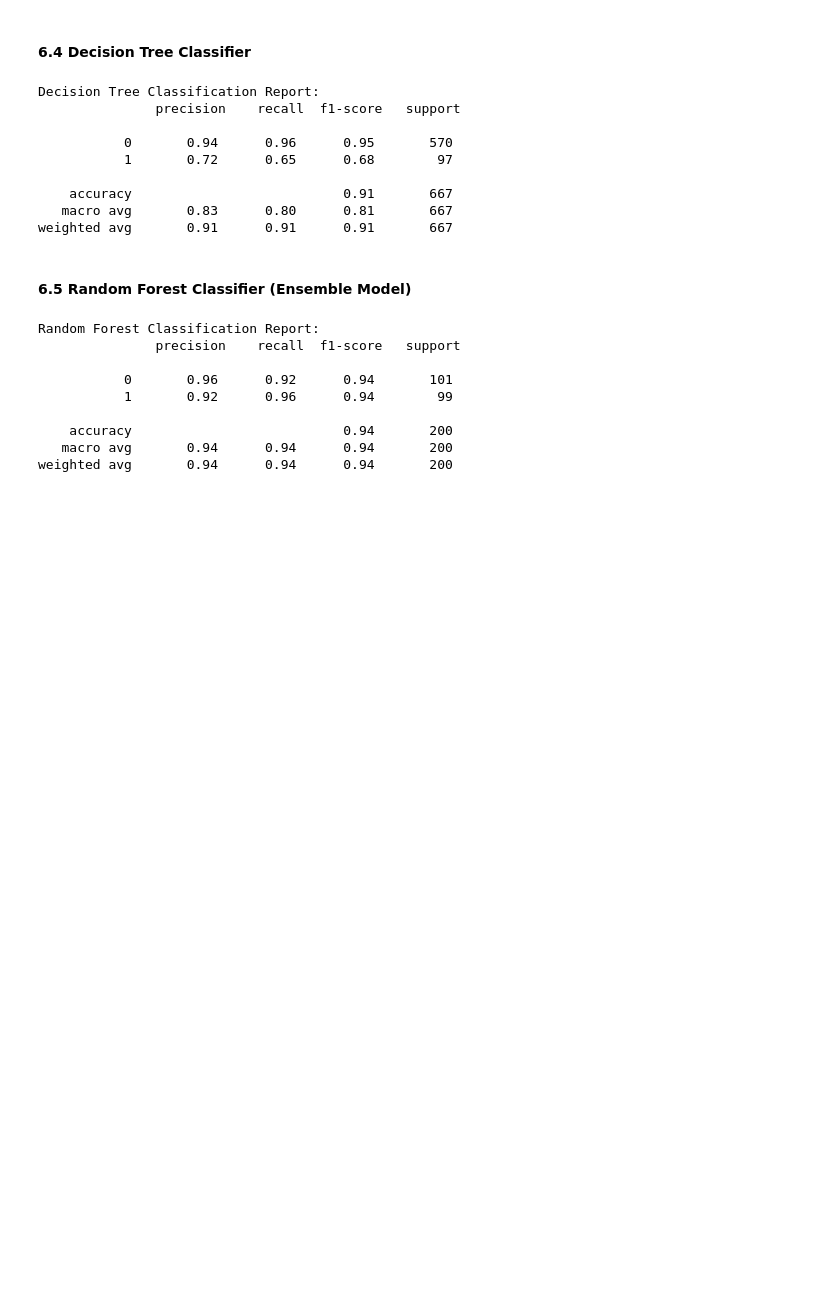
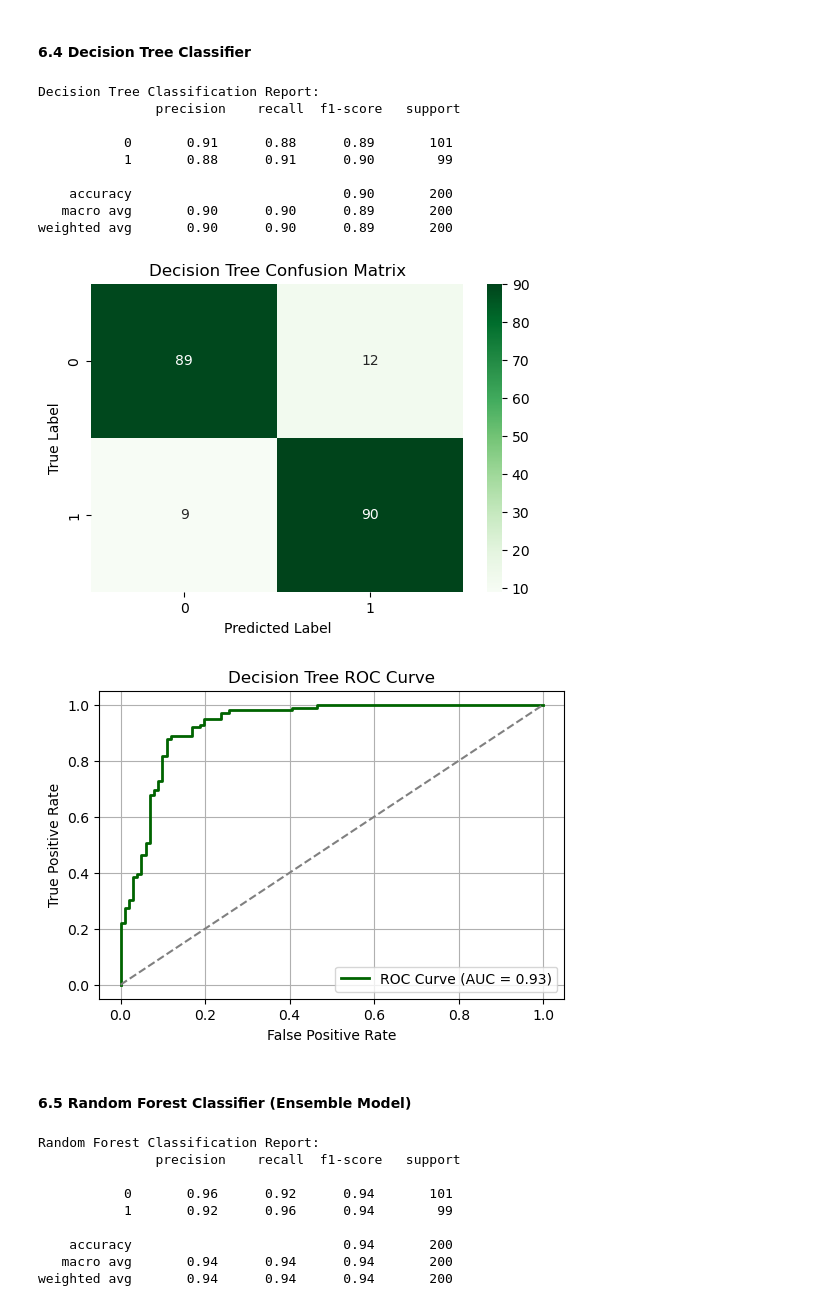
Before and after one commit to muhatonjeri/SyriaTel-Customer-Churn, a Jupyter notebook: notebooks/Customerchun.ipynb, the cells around one changed output. Cells and saved outputs as stored; diff of their text form; code cells hidden in the pictures; blank space fills up the shorter version.

```diff
--- a/notebooks/Customerchun.ipynb
+++ b/notebooks/Customerchun.ipynb
@@ -663,22 +712,46 @@ ValueError: could not convert string to float: 'OH'
 # %%
 from sklearn.tree import DecisionTreeClassifier
 
 dt = DecisionTreeClassifier(random_state=42)
 dt.fit(X_train, y_train)
 
 y_pred_dt = dt.predict(X_test)
 
 print("Decision Tree Classification Report:\n", classification_report(y_test, y_pred_dt))
+
+# Plot confusion matrix
+cm = confusion_matrix(y_test, y_pred_dt)
+
+plt.figure(figsize=(6, 4))
+sns.heatmap(cm, annot=True, fmt='d', cmap='Greens')
+plt.title('Decision Tree Confusion Matrix')
+plt.xlabel('Predicted Label')
+plt.ylabel('True Label')
+plt.show()
+
+# Plot ROC Curve for Decision Tree
+from sklearn.metrics import roc_curve, roc_auc_score
+plt.figure(figsize=(6, 4))
+plt.plot(fpr, tpr, color='darkgreen', lw=2, label=f'ROC Curve (AUC = {roc_auc:.2f})')
+plt.plot([0, 1], [0, 1], color='gray', linestyle='--')
+plt.xlabel('False Positive Rate')
+plt.ylabel('True Positive Rate')
+plt.title('Decision Tree ROC Curve')
+plt.legend()
+plt.grid(True)
+plt.show()
 # %% [output]
 Decision Tree Classification Report:
                precision    recall  f1-score   support
 
-           0       0.94      0.96      0.95       570
-           1       0.72      0.65      0.68        97
+           0       0.91      0.88      0.89       101
+           1       0.88      0.91      0.90        99
 
-    accuracy                           0.91       667
-   macro avg       0.83      0.80      0.81       667
-weighted avg       0.91      0.91      0.91       667
+    accuracy                           0.90       200
+   macro avg       0.90      0.90      0.89       200
+weighted avg       0.90      0.90      0.89       200
+[figure, added]
+[figure, added]
 # %% [markdown]
 #### 6.5 Random Forest Classifier (Ensemble Model)
 # %%
```
Also changed, not shown: parts of 7 cells of this notebook.
